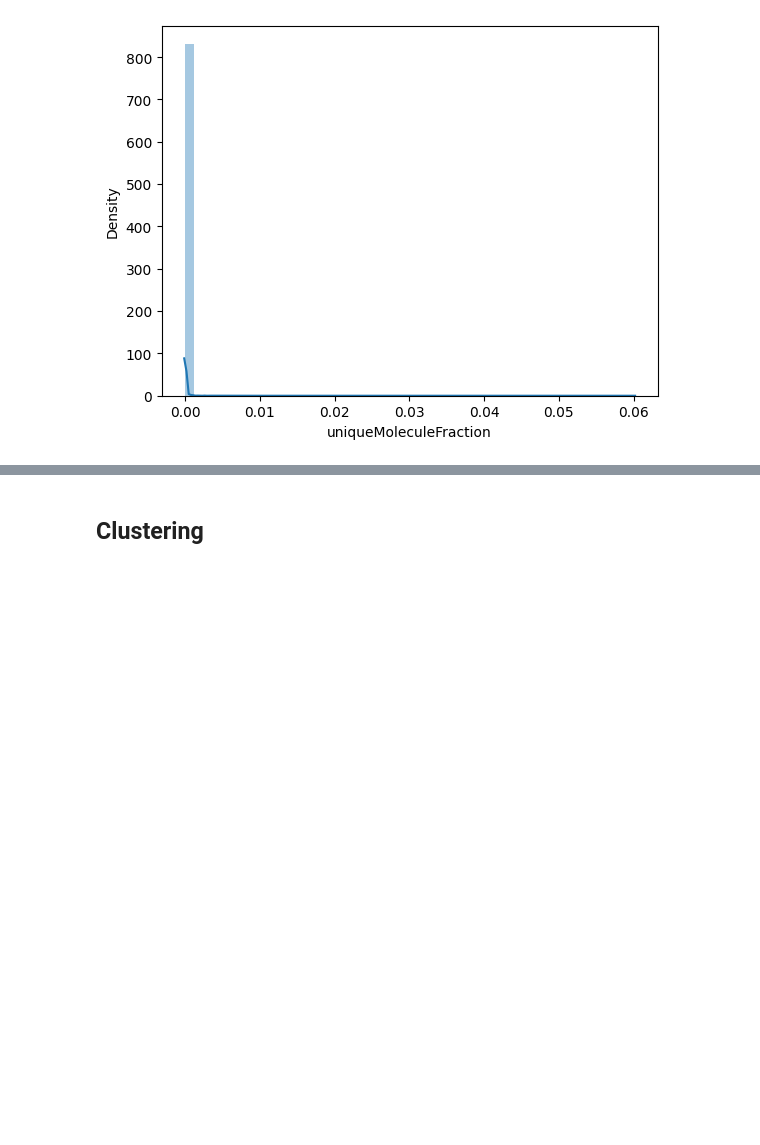
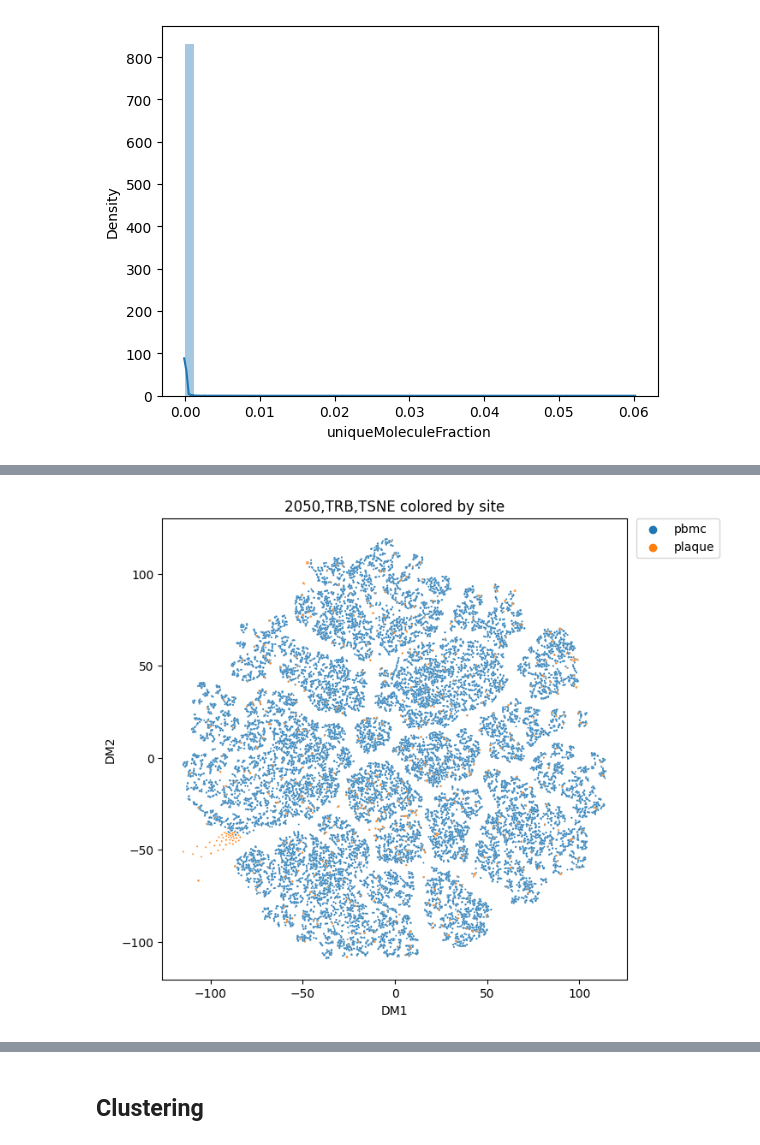
Before and after one commit to yuliajk/tcremp, a Jupyter notebook: tcremb_athero.ipynb, the cells around one changed output, grey strips where cells are left out. Saved outputs shown, nothing was run; the diff lists cells and outputs as text; code cells hidden in the pictures; blank space fills up the shorter version.

```diff
--- a/tcremb_athero.ipynb
+++ b/tcremb_athero.ipynb
@@ -257,5 +143,10 @@ big_clones_pl
 | 39902 | AAAGTAGTCCGTCAAA-1 | NaN | CASSYQGTQPQHF | TRBV6-5 | TRBJ1-5 | TRB | plaque | clonotype8 | 29728 | ... |
 | 39895 | AAAGATGCAGACACTT-1 | NaN | CSAREWGSNSGANVLTF | TRBV20-1 | TRBJ2-6 | TRB | plaque | clonotype2 | 36047 | ... |
 | 39894 | AAACGGGGTATGGTTC-1 | NaN | CASSLNTDTQYF | TRBV5-4 | TRBJ2-3 | TRB | plaque | clonotype1 | 14916 | ... |
+# %%
+chain = 'TRB'
+ml_utils.tsne_plot(pd.concat([tcremb.tsne[chain],tcremb.annot[chain]],axis=1), 'site', f'2050,{chain},TSNE colored by site')
+# %% [output]
+[figure, added]
 # %%
 chain = 'TRB'
```
Also changed, not shown: parts of 27 cells of this notebook, 2 other files.
